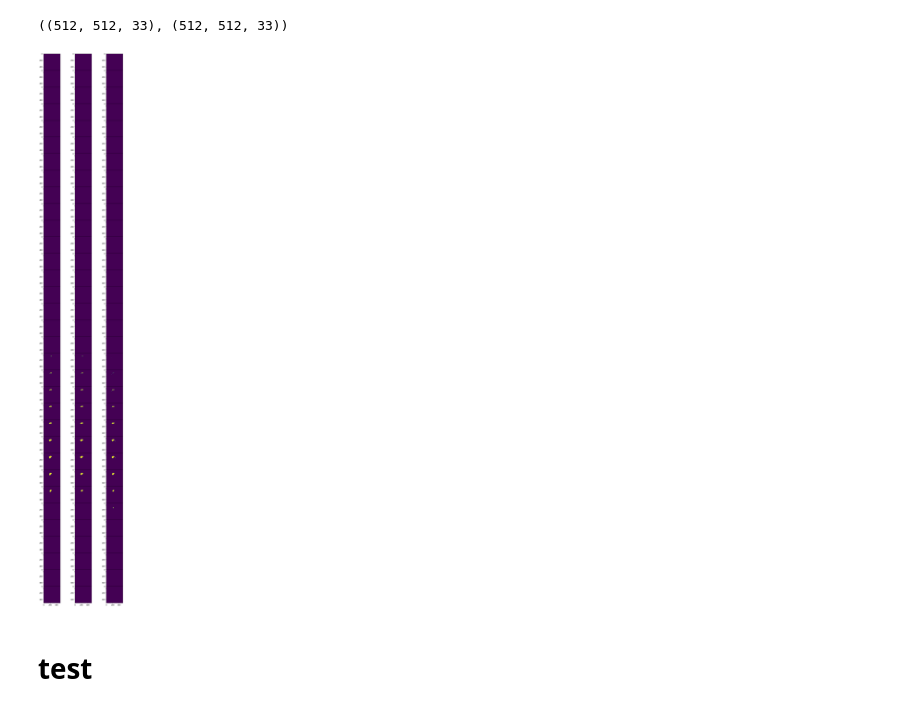
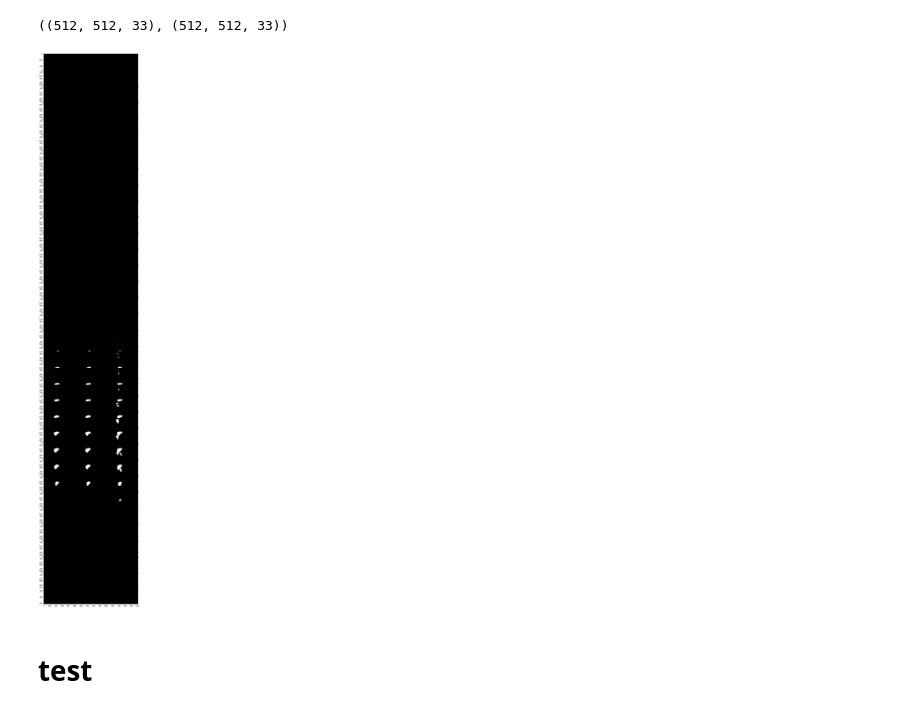
Before and after one commit to talhaanwarch/my_pytorch, a Jupyter notebook: advance/3D_segmentation.ipynb, the cells around one changed output. Saved outputs shown, nothing was run; the diff lists cells and outputs as text; code cells hidden in the pictures.

```diff
--- a/advance/3D_segmentation.ipynb
+++ b/advance/3D_segmentation.ipynb
@@ -288,13 +309,13 @@ raw_val[0].shape,raw_val[1].shape#raw label and segment
 # %%
 fig,ax=plt.subplots(33,3,figsize=(10,60))
 
 for i in range(33):
-  ax[i,0].imshow(raw_val[1][:,:,i])#raw image
-  ax[i,1].imshow(out['label'][0,:,:,i])#inverted image
-  ax[i,2].imshow(torch.argmax(out['pred'],0)[:,:,i])#predicted image
-plt.subplots_adjust(wspace=0, hspace=0)
+  ax[i,0].imshow(raw_val[1][:,:,i],cmap='gray')#raw image
+  ax[i,1].imshow(out['label'][0,:,:,i],cmap='gray')#inverted image
+  ax[i,2].imshow(torch.argmax(out['pred'],0)[:,:,i],cmap='gray')#predicted image
+plt.subplots_adjust(wspace=0, hspace=-.5)
 # %% [output]
-[figure, old version]
+[figure, new version]
 # %% [markdown]
 # test
 # %%
```
Also changed, not shown: parts of 3 cells of this notebook.
